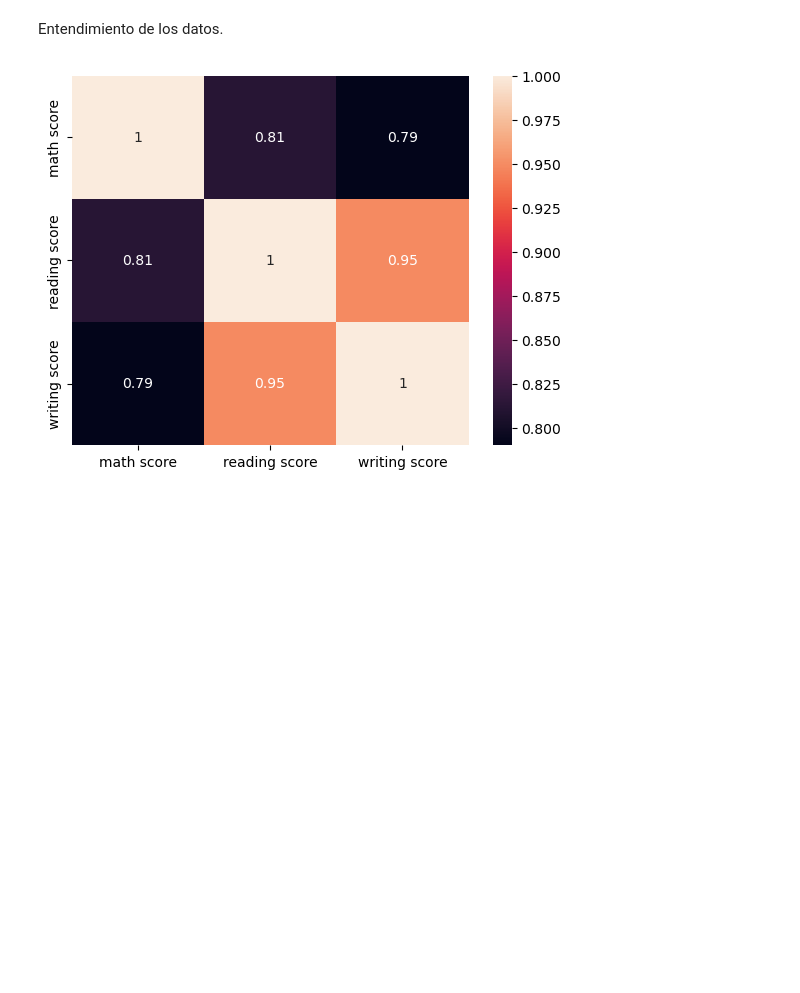
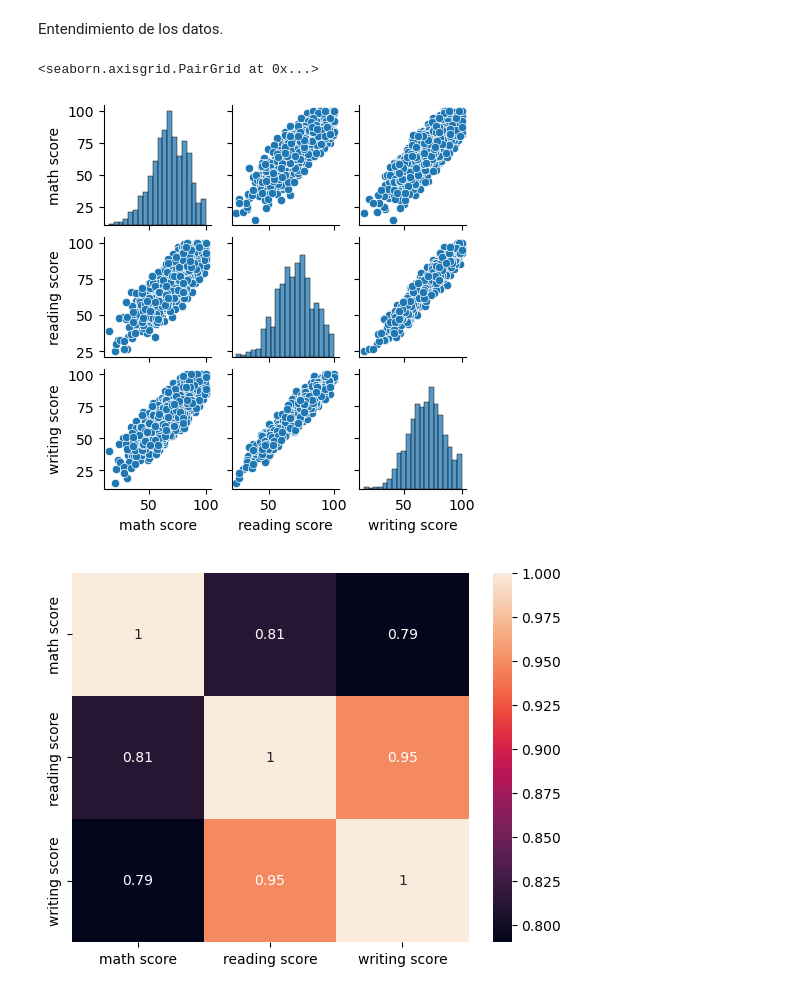
Before and after one commit to kikin3112/projets, a Jupyter notebook: regression/simple/student_performance_pred/analisis_bivariado_regresion.ipynb, the cells around one changed output. Drawn from its saved outputs; the diff is of its cells as text; code cells hidden in the pictures; blank space fills up the shorter version.

```diff
--- a/regression/simple/student_performance_pred/analisis_bivariado_regresion.ipynb
+++ b/regression/simple/student_performance_pred/analisis_bivariado_regresion.ipynb
@@ -34,6 +34,11 @@ db.describe()
 # %%
 print(db.corr()) #correlaciones entre TODAS las variables
 #print(db.corr()['INGRESOS_OPERACIONALES_2017']) #correlaciones entre variable determinada y todas las variables
+# %%
+sns.pairplot(data = db, height = 1.5)
+# %% [output]
+<seaborn.axisgrid.PairGrid at 0x...>
+[figure, added]
 # %%
 sns.heatmap(db.corr(), annot = True)
 plt.show()
```
Also changed, not shown: 1 other file.
